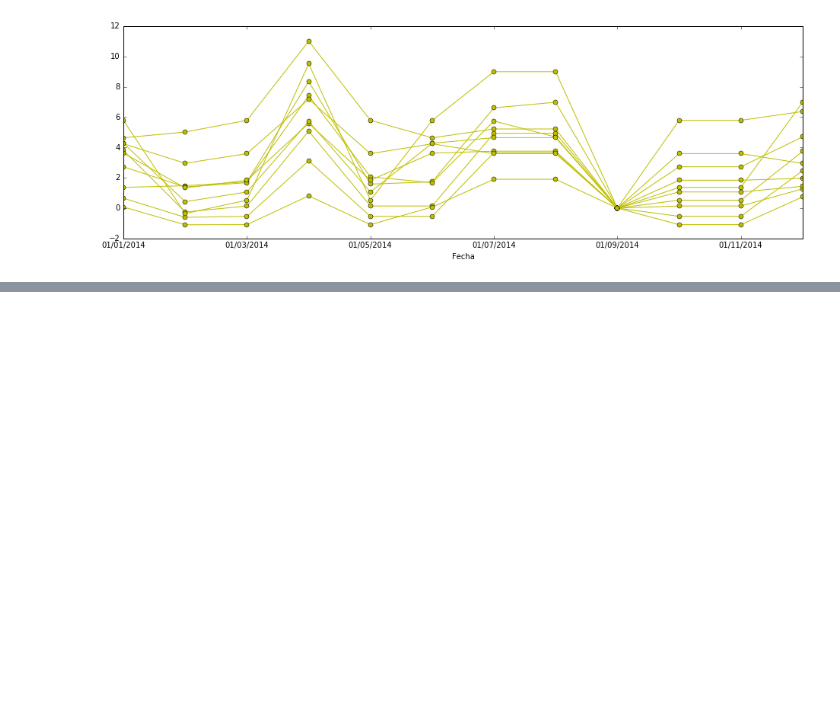
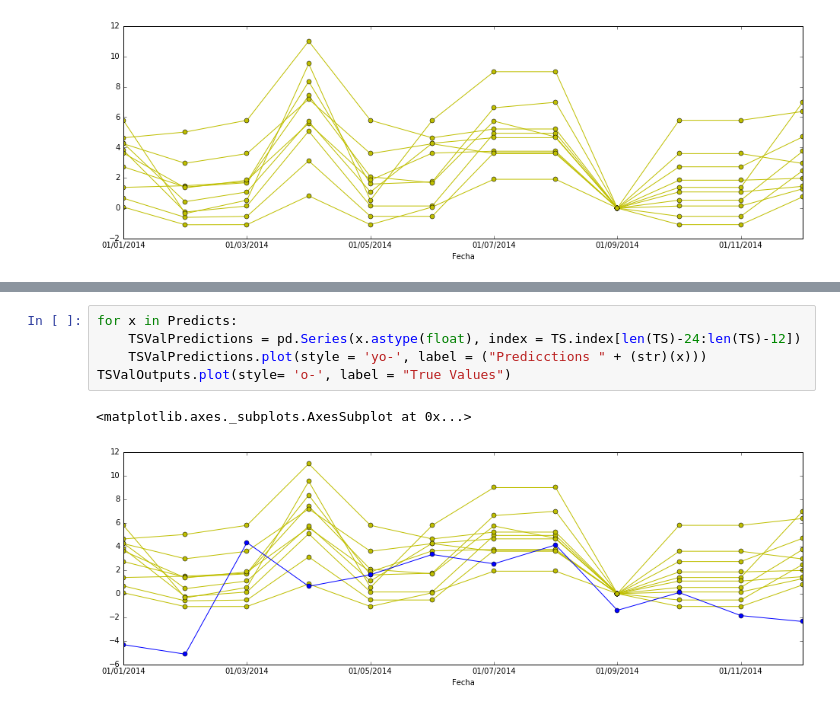
Before and after one commit to Ark93/RedNeuronal, a Jupyter notebook: FFNN.ipynb, the cells around one changed output, grey strips where cells are left out. Cells and saved outputs as stored; diff of their text form; blank space fills up the shorter version.

```diff
--- a/FFNN.ipynb
+++ b/FFNN.ipynb
@@ -688,0 +684,8 @@ Predicts[9][8]
+# %%
+for x in Predicts:
+    TSValPredictions = pd.Series(x.astype(float), index = TS.index[len(TS)-24:len(TS)-12])
+    TSValPredictions.plot(style = 'yo-', label = ("Predicctions " + (str)(x)))
+TSValOutputs.plot(style= 'o-', label = "True Values")
+# %% [output]
+<matplotlib.axes._subplots.AxesSubplot at 0x...>
+[figure, added]
```
Also changed, not shown: parts of 2 cells of this notebook, 1 other file.
